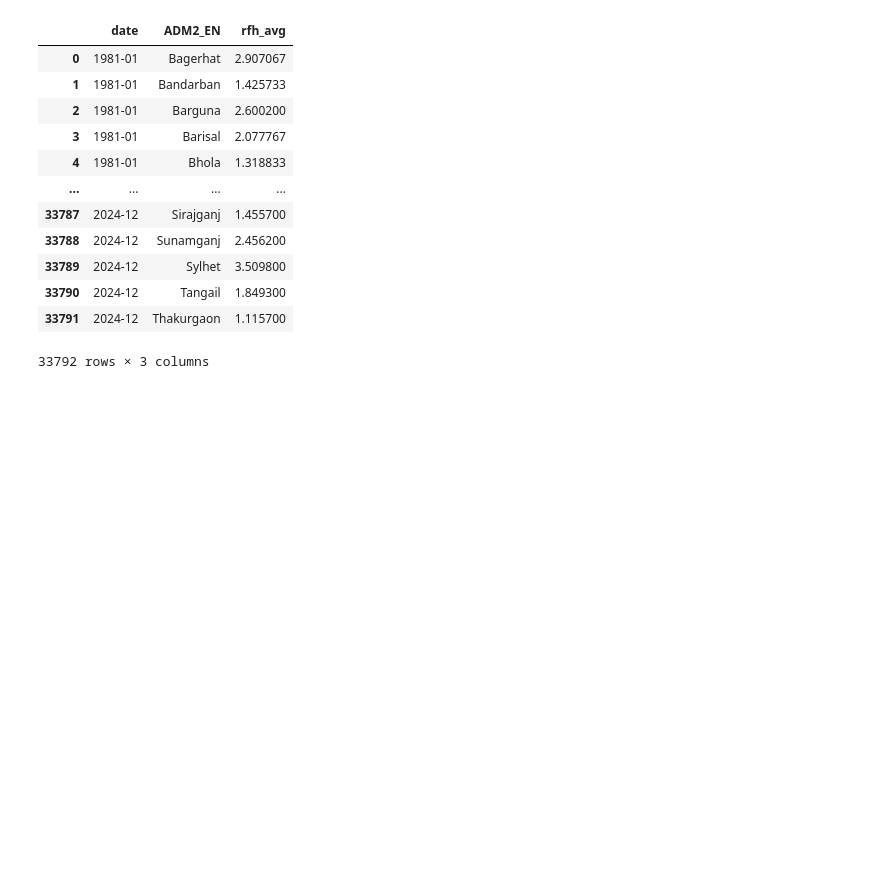
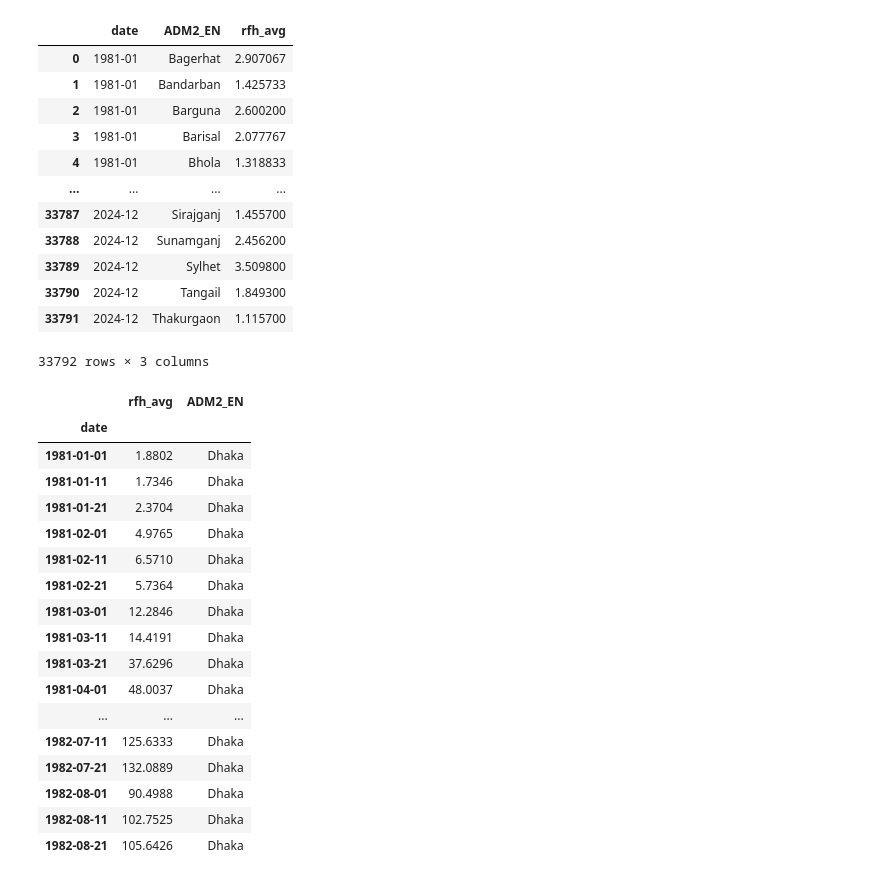
Before and after one commit to arnabbanik30/ML-project-cse-837, a Jupyter notebook: rainfall-eda.ipynb, the cells around one changed output. Saved outputs shown, nothing was run; the diff lists cells and outputs as text; code cells hidden in the pictures; blank space fills up the shorter version.

```diff
--- a/rainfall-eda.ipynb
+++ b/rainfall-eda.ipynb
@@ -135,3 +135,26 @@ df2.reset_index()
 33792 rows × 3 columns
 # %%
 df2.to_csv('generated_data/rainfall.csv', index=True)
+# %%
+df_dhaka = df[df.ADM2_EN == 'Dhaka']
+# %%
+df_dhaka.head(60)
+# %% [output]
+|  | rfh_avg | ADM2_EN |
+| date |  |  |
+| 1981-01-01 | 1.8802 | Dhaka |
+| 1981-01-11 | 1.7346 | Dhaka |
+| 1981-01-21 | 2.3704 | Dhaka |
+| 1981-02-01 | 4.9765 | Dhaka |
+| 1981-02-11 | 6.5710 | Dhaka |
+| 1981-02-21 | 5.7364 | Dhaka |
+| 1981-03-01 | 12.2846 | Dhaka |
+| 1981-03-11 | 14.4191 | Dhaka |
+| 1981-03-21 | 37.6296 | Dhaka |
+| 1981-04-01 | 48.0037 | Dhaka |
+| ... | ... | ... |
+| 1982-07-11 | 125.6333 | Dhaka |
+| 1982-07-21 | 132.0889 | Dhaka |
+| 1982-08-01 | 90.4988 | Dhaka |
+| 1982-08-11 | 102.7525 | Dhaka |
+| 1982-08-21 | 105.6426 | Dhaka |
```
Also changed, not shown: 1 other file.
